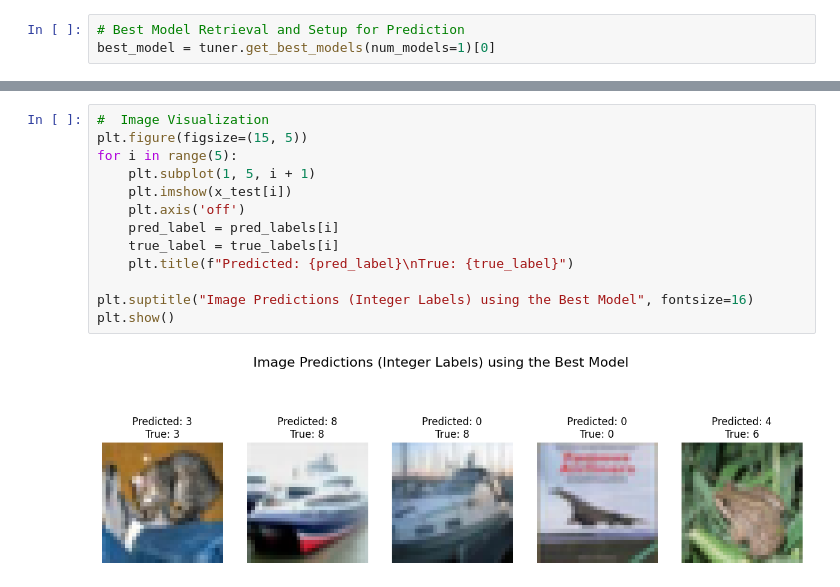
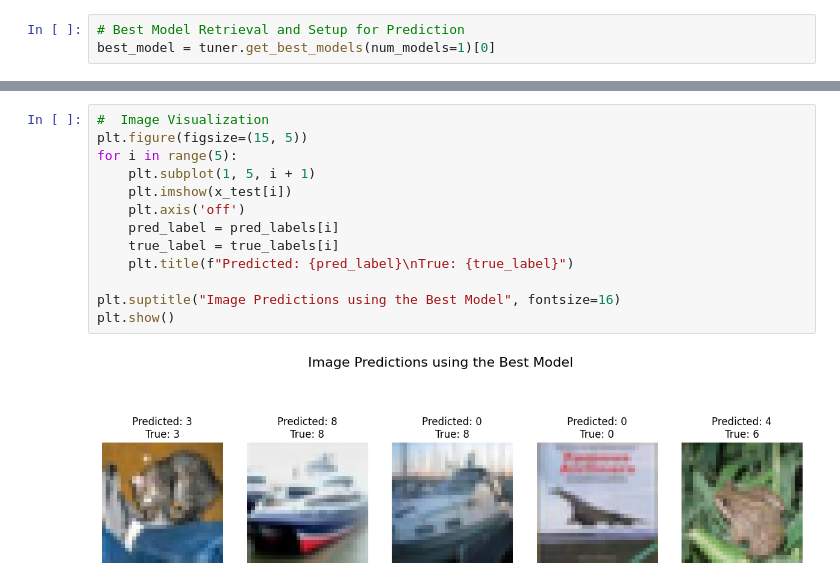
Before and after one commit to cseaboys/dl, a Jupyter notebook: e3.ipynb, the cells around one changed output, grey strips where cells are left out. Saved outputs shown, nothing was run; the diff lists cells and outputs as text.

```diff
--- a/e3.ipynb
+++ b/e3.ipynb
@@ -79,15 +80,15 @@ true_labels = y_test[:5].flatten()
 # %%
 #  Image Visualization
 plt.figure(figsize=(15, 5))
 for i in range(5):
     plt.subplot(1, 5, i + 1)
     plt.imshow(x_test[i])
     plt.axis('off')
     pred_label = pred_labels[i]
     true_label = true_labels[i]
     plt.title(f"Predicted: {pred_label}\nTrue: {true_label}")
 
-plt.suptitle("Image Predictions (Integer Labels) using the Best Model", fontsize=16)
+plt.suptitle("Image Predictions using the Best Model", fontsize=16)
 plt.show()
 # %% [output]
-[figure, old version]
+[figure, new version]
```
Also changed, not shown: parts of 1 cell of this notebook.
